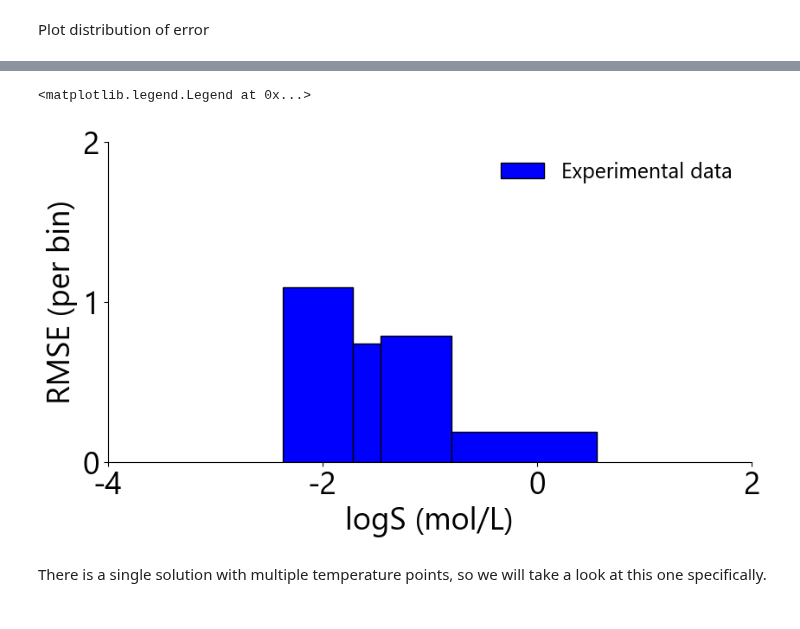
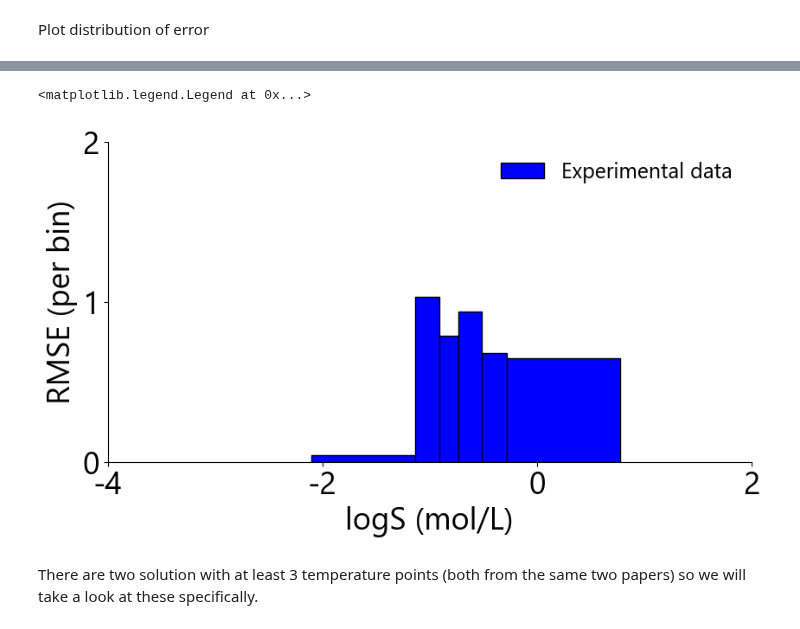
Before and after one commit to JacksonBurns/fastsolv, a Jupyter notebook: paper/analysis/experimental_variability.ipynb, the cells around one changed output, grey strips where cells are left out. Saved outputs shown, nothing was run; the diff lists cells and outputs as text; code cells hidden in the pictures.

Commit message:
experimental variability
analysis of solutions between datasets that have different sources

provides measure of aleatoric uncertainty

```diff
--- a/paper/analysis/experimental_variability.ipynb
+++ b/paper/analysis/experimental_variability.ipynb
@@ -84,4 +51,5 @@ Leeds and Solprop
 # %%
-RMSE, solutions_with_different_sources_solprop_leeds = solutions_different_sources(solprop, 'solprop', leeds, 'leeds', 2)
-print(RMSE)
+RMSE, bigsol_solprop = solutions_different_sources(bigsol, 'bigsol', solprop, 'solprop')
+RMSE, solprop_leeds = solutions_different_sources(solprop, 'solprop', leeds, 'leeds')
+RMSE, bigsol_leeds = solutions_different_sources(bigsol, 'bigsol', leeds, 'leeds')
 # %% [output]
@@ -150,11 +61,35 @@ final_df
 # %%
-#final_df = final_df.sort_values(by='squared_residual', ascending=False).iloc[1:] #drop outlier
+merged_dfs = [
+    (bigsol_leeds, 'bigsol', 'leeds'),
+    (bigsol_solprop, 'solprop', 'bigsol'),
+    (solprop_leeds, 'solprop', 'leeds'),
+]
+
+final_dfs = []
+
+for df_tuple in merged_dfs:
+    df, name1, name2 = df_tuple
+
+    df_final = df[['solute_smiles', 'solvent_smiles', 'temp_diff',
+                   'logS_1', 'logS_2',
+                   'temperature_1', 'temperature_2',
+                   'source_1', 'source_2']].copy()
+
+    df_final['dataset1'] = name1
+    df_final['dataset2'] = name2
+
+    final_dfs.append(df_final)
+
+# Concatenate all merged dataframes
+final_df = pd.concat(final_dfs, ignore_index=True)
+final_df['squared_residual'] = (final_df['logS_1'] - final_df['logS_2'])**2
+
 
 unique_solvents = final_df['solvent_smiles'].nunique()
 unique_solutes = final_df['solute_smiles'].nunique()
-
 print("There are " +str(len(final_df)) + " solutions with different sources, containing " + str(unique_solutes) + " unique solutes, and " + str(unique_solvents) + " unique solvents.")
-
 RMSE = np.sqrt(mean_squared_error(final_df["logS_1"], final_df["logS_2"]))
 print("Overall inter-laboratory experimental variability has RMSE = " + f"{RMSE}")
+final_df.to_csv(path_or_buf=r"C:\Users\ChemeGrad2021\Documents\highsol\different_sources.csv")
+final_df
 # %% [output]
@@ -191,36 +143,36 @@ ax1.legend(frameon= False)
 # %%
-num_bins = 4
+num_bins = 6
 final_df["logS_bin"] = pd.qcut(final_df["logS_2"], q=num_bins, duplicates="drop")
 per_bin_mse = np.sqrt(final_df.groupby("logS_bin")["squared_residual"].sum() / final_df.groupby("logS_bin")["squared_residual"].count())
 bin_centers = [
     (interval.left + interval.right) / 2 for interval in per_bin_mse.index.categories
 ]
 
 # Get actual bin edges from qcut
 bin_edges = [interval.left for interval in per_bin_mse.index.categories]
 bin_edges.append(per_bin_mse.index.categories[-1].right)  # Add last edge
 bin_widths = np.diff(bin_edges)
 bin_starts = bin_edges[:-1]  # Remove last element (last edge)
 
 plt.figure(figsize=(6.4*1.5, 4.8))
 ax1 = plt.subplot2grid(shape=(1,1), loc=(0,0), colspan=1, rowspan = 1)
 ax1.spines[['top', 'right',]].set_visible(False)
 ax1.bar(bin_starts, per_bin_mse, width=bin_widths, align = 'edge', edgecolor="black", color = 'blue', alpha = 1, label = 'Experimental data')
 ax1.set_ylabel("RMSE (per bin)")
 
 ax1.set_xlabel("logS (mol/L)")
 #ax1.set_ylabel("Squared Error (mean per bin)")
 ax1.set_xticks(
     ticks=[-4, -2, 0, 2],
     labels=[-4, -2, 0, 2]
     )
 ax1.set_yticks([0, 1, 2])
 #ax1.set_yticks([0, 100, 200, 300])
 
 ax1.legend(loc = 'upper right', frameon= False ,prop={'size':18})
 # %% [output]
 <matplotlib.legend.Legend at 0x...>
-[figure, old version]
+[figure, new version]
 # %% [markdown]
-There is a single solution with multiple temperature points, so we will take a look at this one specifically.
+There are two solution with at least 3 temperature points (both from the same two papers) so we will take a look at these specifically.
 # %%
```
Also changed, not shown: parts of 17 cells of this notebook.
